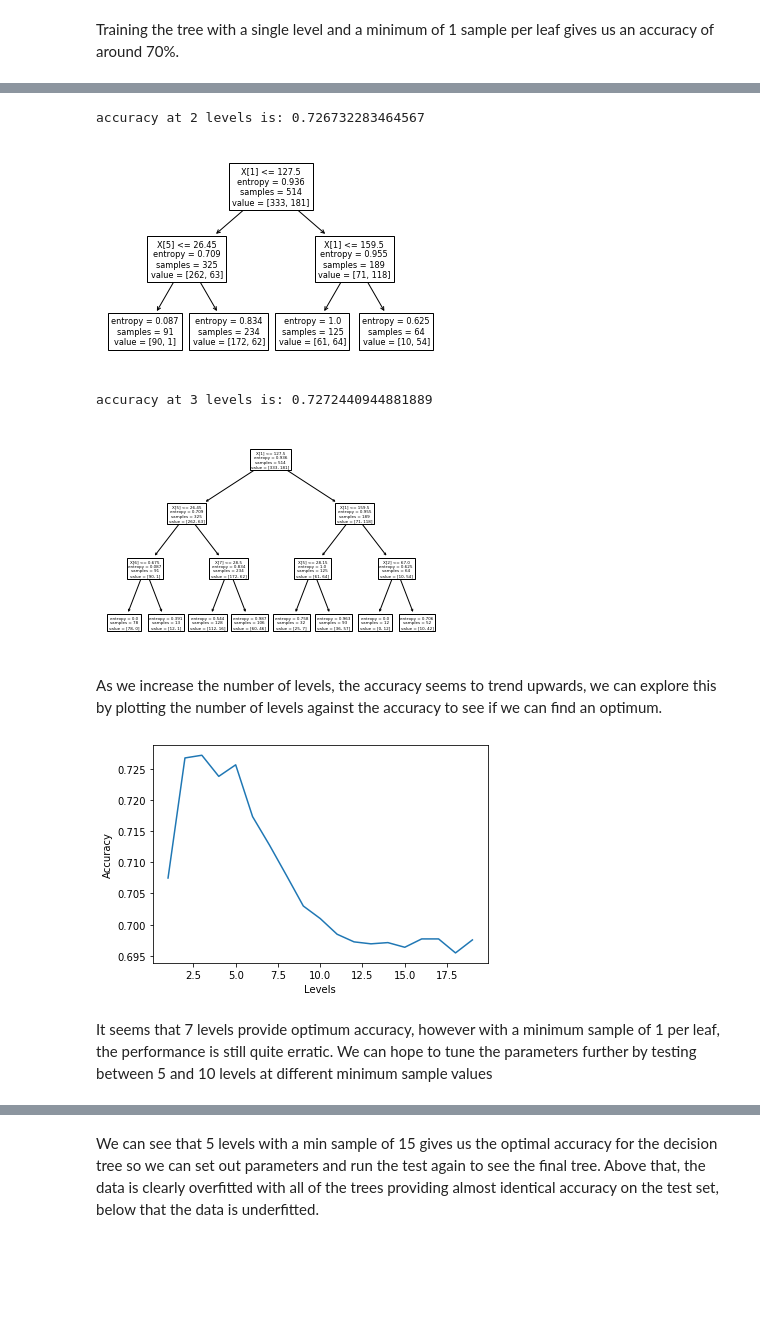
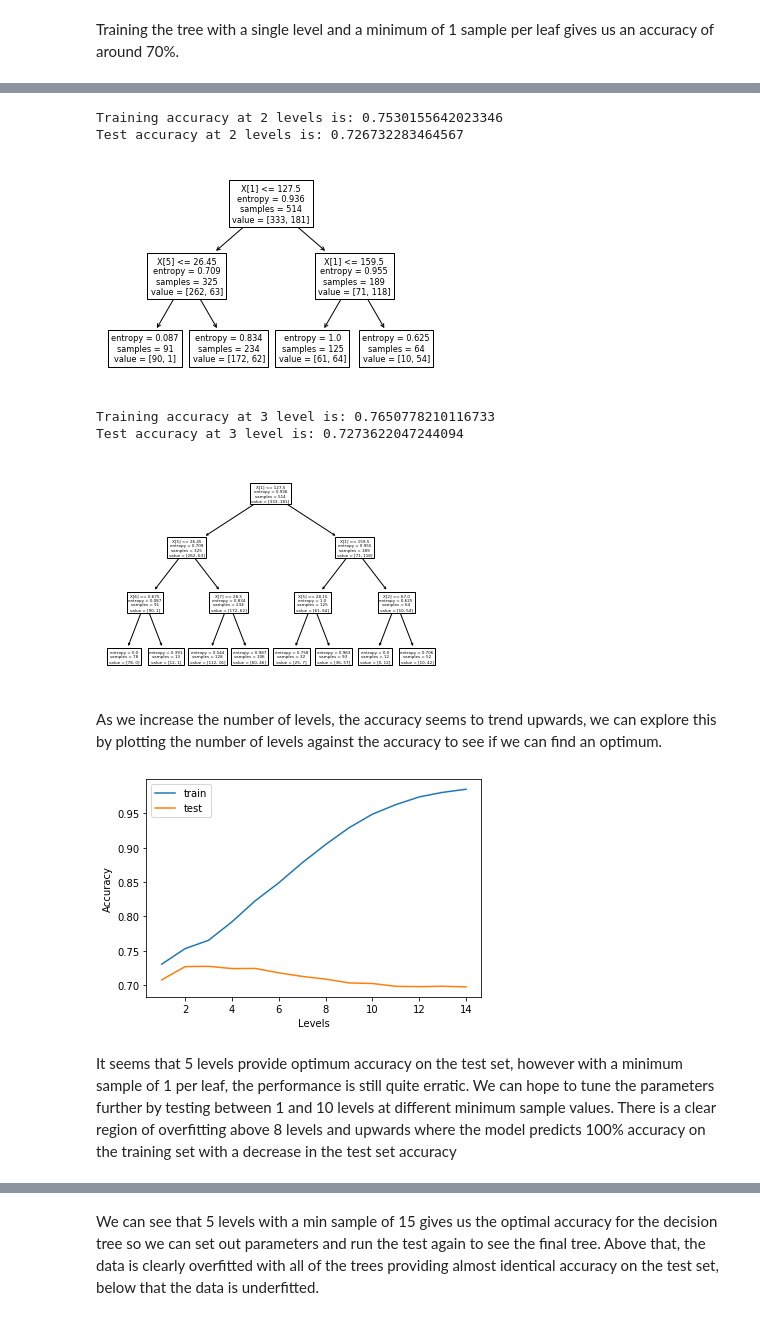
Before and after one commit to S010MON/machine_learning, a Jupyter notebook: ML_Lab_1.ipynb, the cells around one changed output, grey strips where cells are left out. Drawn from its saved outputs; the diff is of its cells as text; code cells hidden in the pictures; blank space fills up the shorter version.

```diff
--- a/ML_Lab_1.ipynb
+++ b/ML_Lab_1.ipynb
@@ -13,24 +14,27 @@ Initially we define a function that will allow us to easily create a decision tr
 def ave_decision_tree(X, Y, levels, min_samples_leaf):
 
     count = 100
-    total_sum = 0
-    best_accuracy = 0;
+    total_acc_test = 0
+    total_acc_train = 0
+    best_accuracy = 0
 
     for i in range(1, count):
         result = single_decision_tree(X, Y, levels, min_samples_leaf, i)
-        total_sum = total_sum + result['accuracy']
+        total_acc_test = total_acc_test + result['acc_test']
+        total_acc_train = total_acc_train + result['acc_train']
 
-        if(result['accuracy'] > best_accuracy):
+        if(result['acc_test'] > best_accuracy):
             best_clf = result['clf']
 
-    ave_accuracy = total_sum / count
-    data = {'accuracy': ave_accuracy, 'clf' : best_clf}
+    data = {'acc_test': total_acc_test / count,
+            'acc_train': total_acc_train / count,
+            'clf' : best_clf}
 
     return data
 
 
 def single_decision_tree(X, Y, levels, min_samples_leaf, rand_seed):
-        # Split X and Y into training and test sets
+    # Split X and Y into training and test sets
     X_train, X_test, Y_train, Y_test = train_test_split(X, Y,
                                                         test_size=0.33,
                                                         random_state=rand_seed)
@@ -48,10 +52,12 @@ def single_decision_tree(X, Y, levels, min_samples_leaf, rand_seed):
     clf.fit(X_train, Y_train)
 
     # Predict the values for the test set and return the accuracy and tree
-    Y_hat = clf.predict(X_test)
+    Y_train_hat = clf.predict(X_train)
+    Y_test_hat = clf.predict(X_test)
 
 
-    data = {'accuracy': accuracy_score(Y_test, Y_hat),
+    data = {'acc_test': accuracy_score(Y_test, Y_test_hat),
+            'acc_train': accuracy_score(Y_train, Y_train_hat),
            'clf' : clf}
 
     return data
@@ -73,34 +81,43 @@ accuracy at 1 level is: 0.7074803149606298
 [figure]
 # %%
 data = ave_decision_tree(X, Y, levels=2, min_samples_leaf=1)
-print('accuracy at 2 levels is: ' + str(data['accuracy']))
+print('Training accuracy at 2 levels is: ' + str(data['acc_train']))
+print('Test accuracy at 2 levels is: ' + str(data['acc_test']))
 tree.plot_tree(data['clf']);
 # %% [output]
-accuracy at 2 levels is: 0.726732283464567
+Training accuracy at 2 levels is: 0.7530155642023346
+Test accuracy at 2 levels is: 0.726732283464567
 [figure]
 # %%
 data = ave_decision_tree(X, Y, levels=3, min_samples_leaf=1)
-print('accuracy at 3 levels is: ' + str(data['accuracy']))
+print('Training accuracy at 3 level is: ' + str(data['acc_train']))
+print('Test accuracy at 3 level is: ' + str(data['acc_test']))
 tree.plot_tree(data['clf']);
 # %% [output]
-accuracy at 3 levels is: 0.7272440944881889
+Training accuracy at 3 level is: 0.7650778210116733
+Test accuracy at 3 level is: 0.7273622047244094
 [figure]
 # %% [markdown]
 As we increase the number of levels, the accuracy seems to trend upwards, we can explore this by plotting the number of levels against the accuracy to see if we can find an optimum.
 # %%
-no_of_levels = range(1, 20)
-accuracy = list()
+no_of_levels = range(1, 15)
+acc_train = list()
+acc_test = list()
 for l in no_of_levels:
     data = ave_decision_tree(X, Y, levels=l, min_samples_leaf=1)
-    accuracy.append(data['accuracy'])
+    acc_train.append(data['acc_train'])
+    acc_test.append(data['acc_test'])
 
-plt.plot(no_of_levels, accuracy)
+plt.plot(no_of_levels, acc_train, label='train')
+plt.plot(no_of_levels, acc_test, label='test')
+plt.legend()
 plt.xlabel("Levels")
-plt.ylabel("Accuracy");
+plt.ylabel("Accuracy")
+plt.show();
 # %% [output]
-[figure, old version]
+[figure, new version]
 # %% [markdown]
-It seems that 7 levels provide optimum accuracy, however with a minimum sample of 1 per leaf, the performance is still quite erratic. We can hope to tune the parameters further by testing between 5 and 10 levels at different minimum sample values
+It seems that 5 levels provide optimum accuracy on the test set, however with a minimum sample of 1 per leaf, the performance is still quite erratic. We can hope to tune the parameters further by testing between 1 and 10 levels at different minimum sample values.  There is a clear region of overfitting above 8 levels and upwards where the model predicts 100% accuracy on the training set with a decrease in the test set accuracy
 # %%
 def test_min_samples(levels, max_samples):
     x = list()
```
Also changed, not shown: parts of 11 cells of this notebook.
